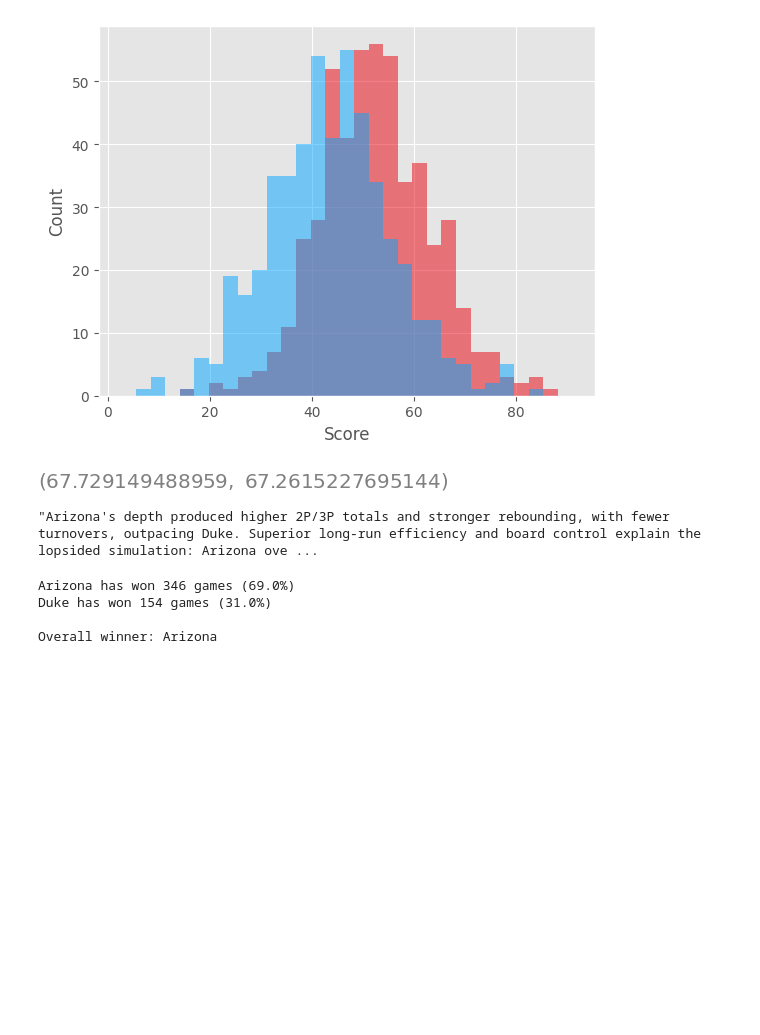
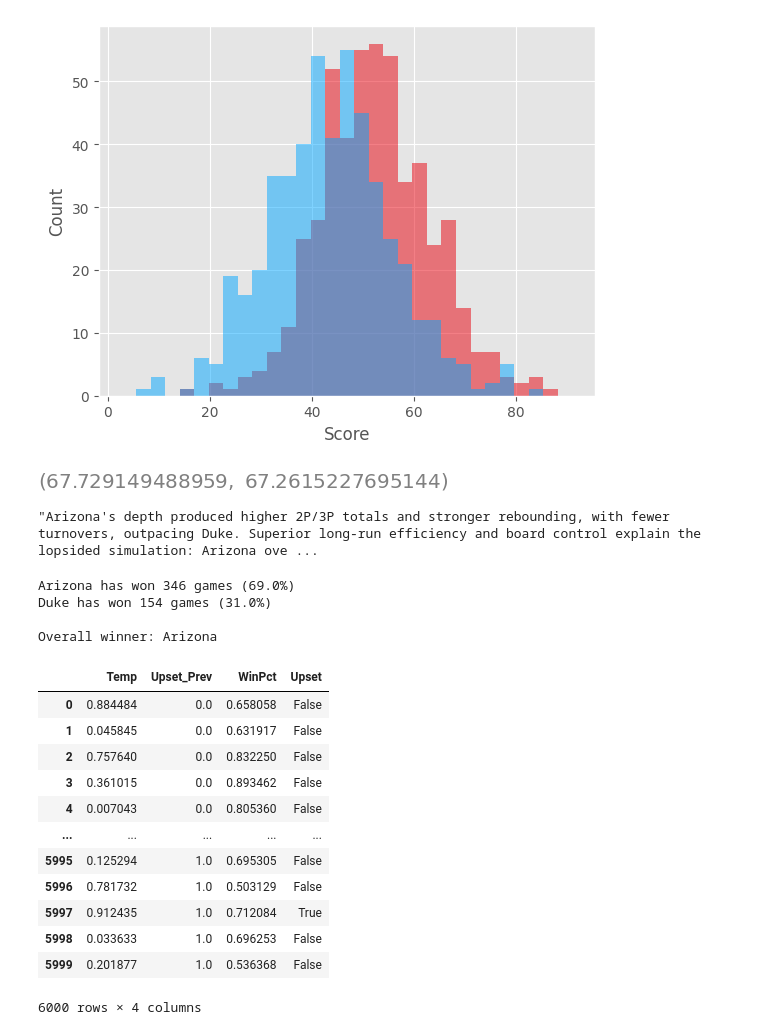
Before and after one commit to AnthonyGallante/KingfisherCourt, a Jupyter notebook: test.ipynb, the cells around one changed output. Cells and saved outputs as stored; diff of their text form; code cells hidden in the pictures; blank space fills up the shorter version.

```diff
--- a/test.ipynb
+++ b/test.ipynb
@@ -83,3 +83,13 @@ Arizona has won 346 games (69.0%)
 Duke has won 154 games (31.0%)
 
 Overall winner: Arizona
+# %%
+def check_temperature(temperature, upset_prevention, team_1_win_pct, team_2_win_pct):
+    if max(team_1_win_pct, team_2_win_pct) > upset_prevention:
+        return False # Chalk
+    else:
+        rng = np.random.uniform()
+        if rng < temperature:
+            return True # UPSET
+        else:
+            return False # Chalk
@@ -85,0 +110,17 @@ Overall winner: Arizona
+# %%
+upset_dist_df = pd.DataFrame(upset_dist)
+upset_dist_df
+# %% [output]
+|  | Temp | Upset_Prev | WinPct | Upset |
+| 0 | 0.884484 | 0.0 | 0.658058 | False |
+| 1 | 0.045845 | 0.0 | 0.631917 | False |
+| 2 | 0.757640 | 0.0 | 0.832250 | False |
+| 3 | 0.361015 | 0.0 | 0.893462 | False |
+| 4 | 0.007043 | 0.0 | 0.805360 | False |
+| ... | ... | ... | ... | ... |
+| 5995 | 0.125294 | 1.0 | 0.695305 | False |
+| 5996 | 0.781732 | 1.0 | 0.503129 | False |
+| 5997 | 0.912435 | 1.0 | 0.712084 | True |
+| 5998 | 0.033633 | 1.0 | 0.696253 | False |
+| 5999 | 0.201877 | 1.0 | 0.536368 | False |
+6000 rows × 4 columns
```
Also changed, not shown: parts of 3 cells of this notebook.
